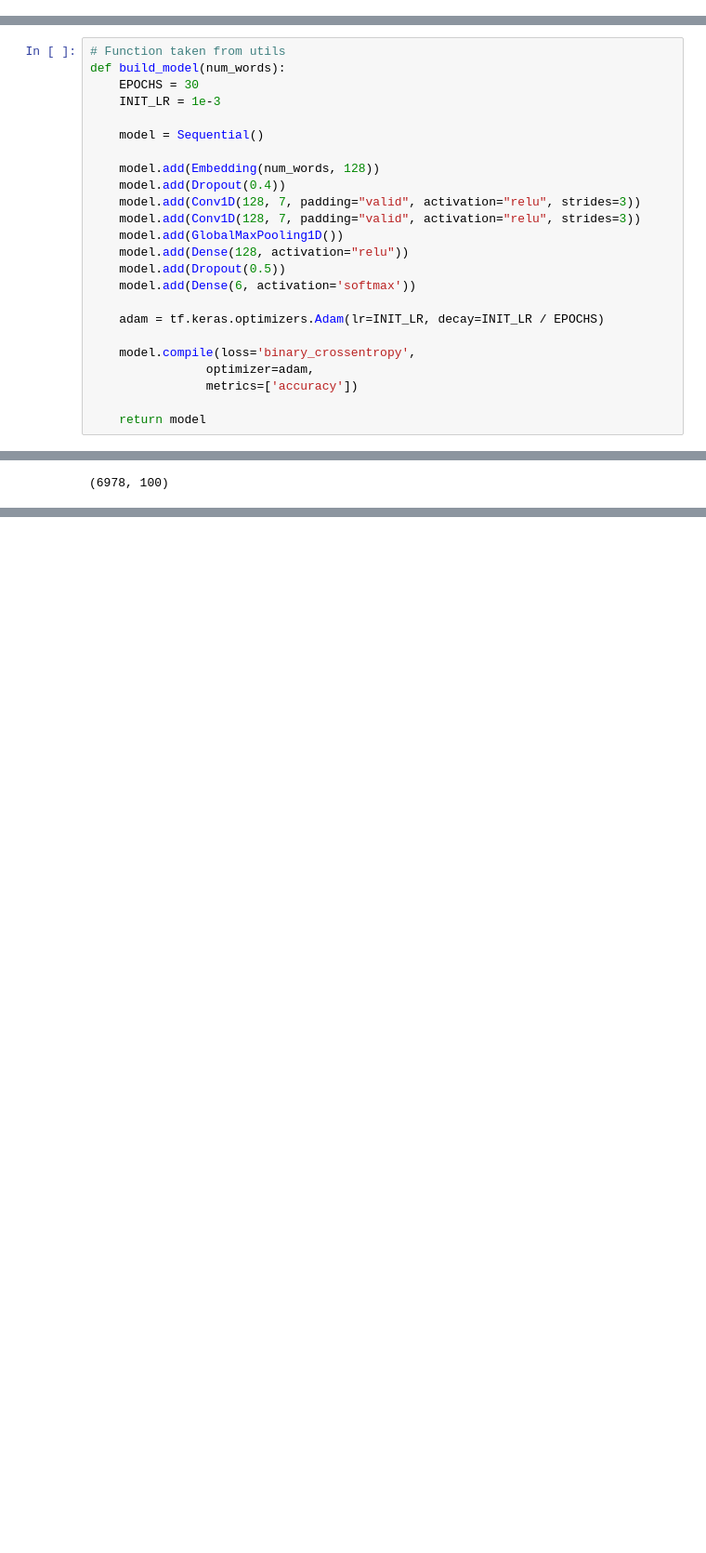
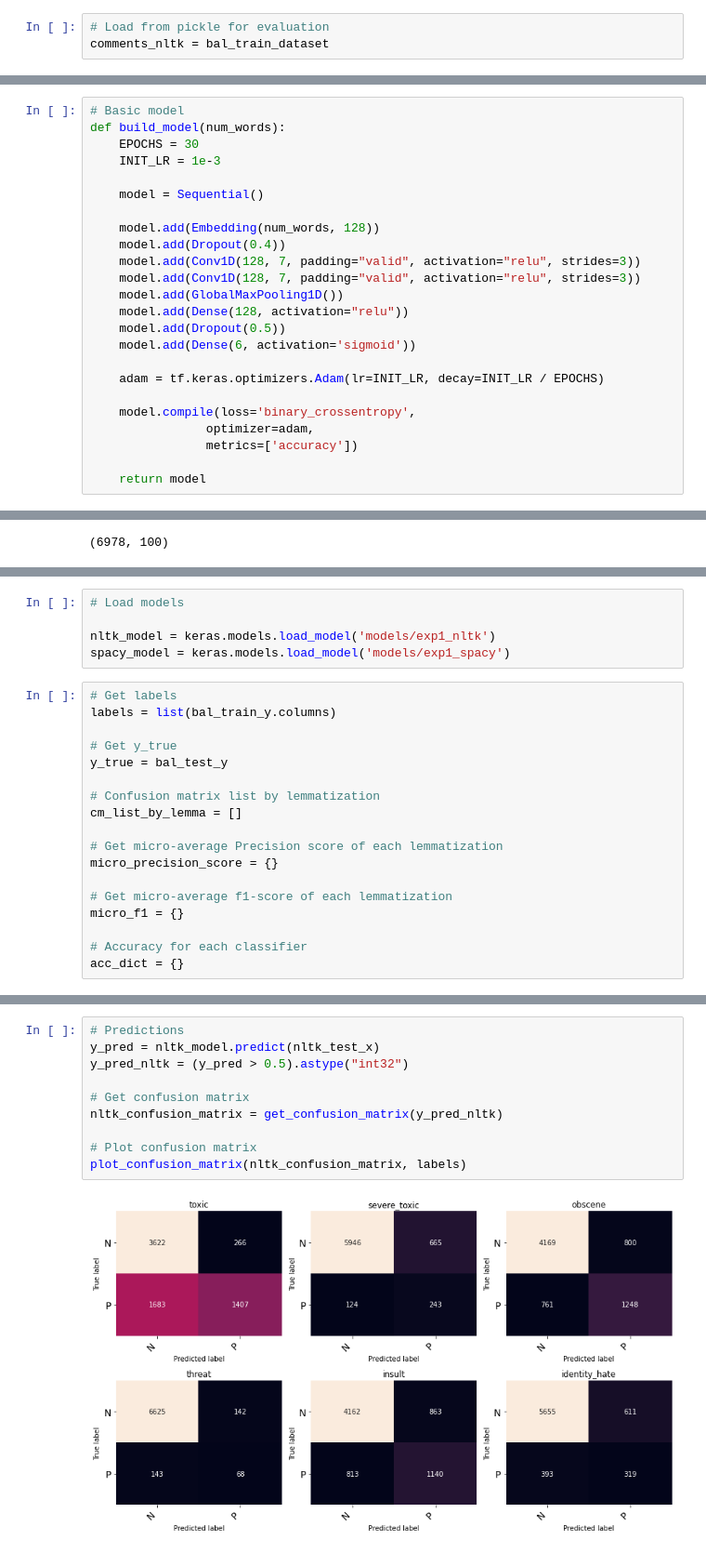
Before and after one commit to Dimitrisvas/group7_textClassification, a Jupyter notebook: xinwei/xl00751_experiment1.ipynb, the cells around one changed output, grey strips where cells are left out. Shown: that part at 93% size. Saved outputs shown, nothing was run; the diff lists cells and outputs as text; blank space fills up the shorter version.

```diff
--- a/xinwei/xl00751_experiment1.ipynb
+++ b/xinwei/xl00751_experiment1.ipynb
@@ -250,6 +258,9 @@ print(comments_nltk[:2])
 [nltk_data]   Package averaged_perceptron_tagger is already up-to-
 [nltk_data]       date!
 [['cocksucker', 'piss', 'around', 'work'], ['gay', 'antisemmitian', 'archangel', 'white', 'tiger', 'meow', 'greetingshhh', 'uh', 'two', 'way', 'erase', 'comment', 'ww', 'holocaust', 'brutally', 'slay' ...
+# %%
+# Load from pickle for evaluation
+comments_nltk = bal_train_dataset
 # %% [markdown]
 # Spacy Lemmatization
 # %%
@@ -423,7 +421,7 @@ from tensorflow.keras.preprocessing.sequence import pad_sequences
 NUM_WORDS = 20000
 MAX_LEN = 100
 # %%
-# Function taken from utils
+# Basic model
 def build_model(num_words):
     EPOCHS = 30
     INIT_LR = 1e-3
@@ -437,7 +435,7 @@ def build_model(num_words):
     model.add(GlobalMaxPooling1D())
     model.add(Dense(128, activation="relu"))
     model.add(Dropout(0.5))
-    model.add(Dense(6, activation='softmax'))
+    model.add(Dense(6, activation='sigmoid'))
 
     adam = tf.keras.optimizers.Adam(lr=INIT_LR, decay=INIT_LR / EPOCHS)
 
@@ -586,0 +644,23 @@ model.evaluate(spacy_test_x, bal_test_y, batch_size=60)
+# %%
+# Load models
+
+nltk_model = keras.models.load_model('models/exp1_nltk')
+spacy_model = keras.models.load_model('models/exp1_spacy')
+# %%
+# Get labels
+labels = list(bal_train_y.columns)
+
+# Get y_true
+y_true = bal_test_y
+
+# Confusion matrix list by lemmatization
+cm_list_by_lemma = []
+
+# Get micro-average Precision score of each lemmatization
+micro_precision_score = {}
+
+# Get micro-average f1-score of each lemmatization
+micro_f1 = {}
+
+# Accuracy for each classifier
+acc_dict = {}
@@ -586,0 +722,12 @@ model.evaluate(spacy_test_x, bal_test_y, batch_size=60)
+# %%
+# Predictions
+y_pred = nltk_model.predict(nltk_test_x)
+y_pred_nltk = (y_pred > 0.5).astype("int32")
+
+# Get confusion matrix
+nltk_confusion_matrix = get_confusion_matrix(y_pred_nltk)
+
+# Plot confusion matrix
+plot_confusion_matrix(nltk_confusion_matrix, labels)
+# %% [output]
+[figure, added]
```
Also changed, not shown: parts of 43 cells of this notebook, 4 other files.
